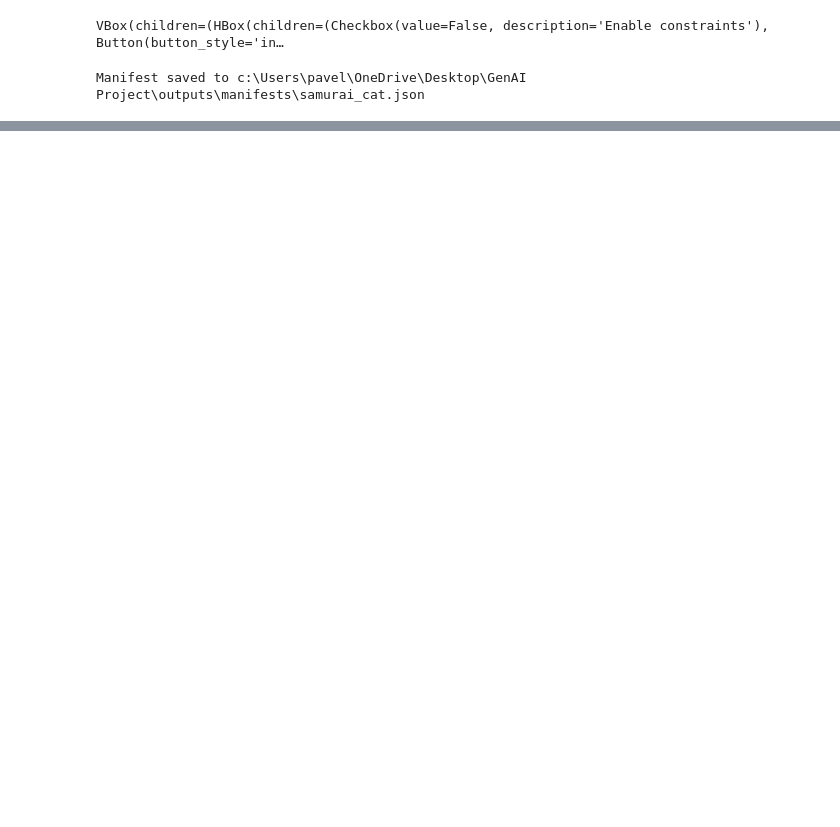
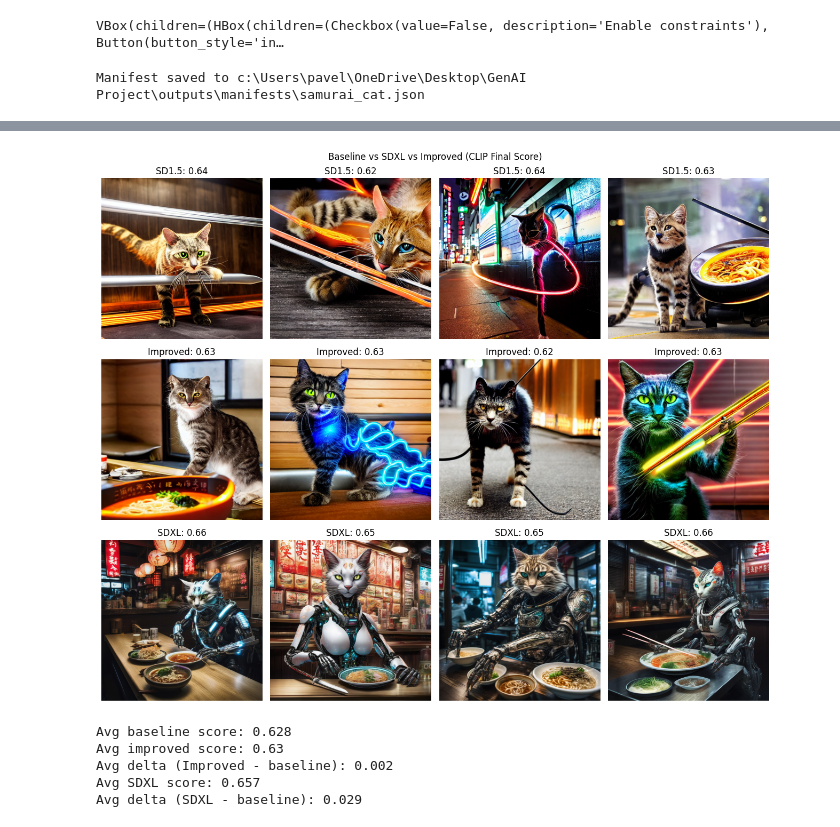
Before and after one commit to viktoriageorrg04/gen-ai-project, a Jupyter notebook: code/main_interface.ipynb, the cells around one changed output, grey strips where cells are left out. Drawn from its saved outputs; the diff is of its cells as text; code cells hidden in the pictures; blank space fills up the shorter version.

```diff
--- a/code/main_interface.ipynb
+++ b/code/main_interface.ipynb
@@ -647,0 +571,78 @@ plt.show()
+# %%
+# Baseline vs SDXL vs Improved comparison (images + CLIP scores)
+import matplotlib.pyplot as plt
+from PIL import Image
+
+if "images" not in globals() or not images:
+    raise ValueError("Baseline images not found. Run System B first.")
+if "results" not in globals() or not results:
+    raise ValueError("Baseline results not found. Run System C first.")
+if "sdxl_images" not in globals() or not sdxl_images:
+    raise ValueError("SDXL images not found. Run the SDXL comparison cell first.")
+if "sdxl_results" not in globals() or not sdxl_results:
+    raise ValueError("SDXL results not found. Run the SDXL comparison cell first.")
+
+baseline_imgs = images
+baseline_scores = [r.get("scores", {}).get("final_score", None) for r in results]
+
+sdxl_imgs = sdxl_images
+sdxl_scores = [r.get("scores", {}).get("final_score", None) for r in sdxl_results]
+
+improved_imgs = refined_images if "refined_images" in globals() else []
+improved_scores = [r.get("scores", {}).get("final_score", None) for r in refined_results] if "refined_results" in globals() else []
+
+rows = 2 + (1 if improved_imgs else 0)
+
+n = min(5, len(baseline_imgs), len(sdxl_imgs))
+if improved_imgs:
+    n = min(n, len(improved_imgs))
+
+fig, axes = plt.subplots(rows, n, figsize=(3.2 * n, 3.6 * rows))
+if n == 1:
+    axes = [axes]
+
+for i in range(n):
+    img = Image.open(baseline_imgs[i]).convert("RGB")
+    ax = axes[0][i]
+    ax.imshow(img)
+    score = baseline_scores[i]
+    ax.set_title(f"SD1.5: {score:.2f}" if score is not None else "SD1.5")
+    ax.axis("off")
+
+if improved_imgs:
+    for i in range(n):
+        img = Image.open(improved_imgs[i]).convert("RGB")
+        ax = axes[1][i]
+        ax.imshow(img)
+        score = improved_scores[i]
+        ax.set_title(f"Improved: {score:.2f}" if score is not None else "Improved")
+        ax.axis("off")
+
+for i in range(n):
+    img = Image.open(sdxl_imgs[i]).convert("RGB")
+    ax = axes[2 if improved_imgs else 1][i]
+    ax.imshow(img)
+    score = sdxl_scores[i]
+    ax.set_title(f"SDXL: {score:.2f}" if score is not None else "SDXL")
+    ax.axis("off")
+
+plt.suptitle("Baseline vs SDXL vs Improved (CLIP Final Score)")
+plt.tight_layout()
+plt.show()
+
+avg_base = sum(s for s in baseline_scores if s is not None) / max(1, sum(s is not None for s in baseline_scores))
+avg_sdxl = sum(s for s in sdxl_scores if s is not None) / max(1, sum(s is not None for s in sdxl_scores))
+print("Avg baseline score:", round(avg_base, 3))
+if improved_scores:
+    avg_improved = sum(s for s in improved_scores if s is not None) / max(1, sum(s is not None for s in improved_scores))
+    print("Avg improved score:", round(avg_improved, 3))
+    print("Avg delta (Improved - baseline):", round(avg_improved - avg_base, 3))
+print("Avg SDXL score:", round(avg_sdxl, 3))
+print("Avg delta (SDXL - baseline):", round(avg_sdxl - avg_base, 3))
+# %% [output]
+[figure, added]
+Avg baseline score: 0.628
+Avg improved score: 0.63
+Avg delta (Improved - baseline): 0.002
+Avg SDXL score: 0.657
+Avg delta (SDXL - baseline): 0.029
```
Also changed, not shown: parts of 29 cells of this notebook, 1 other file.
